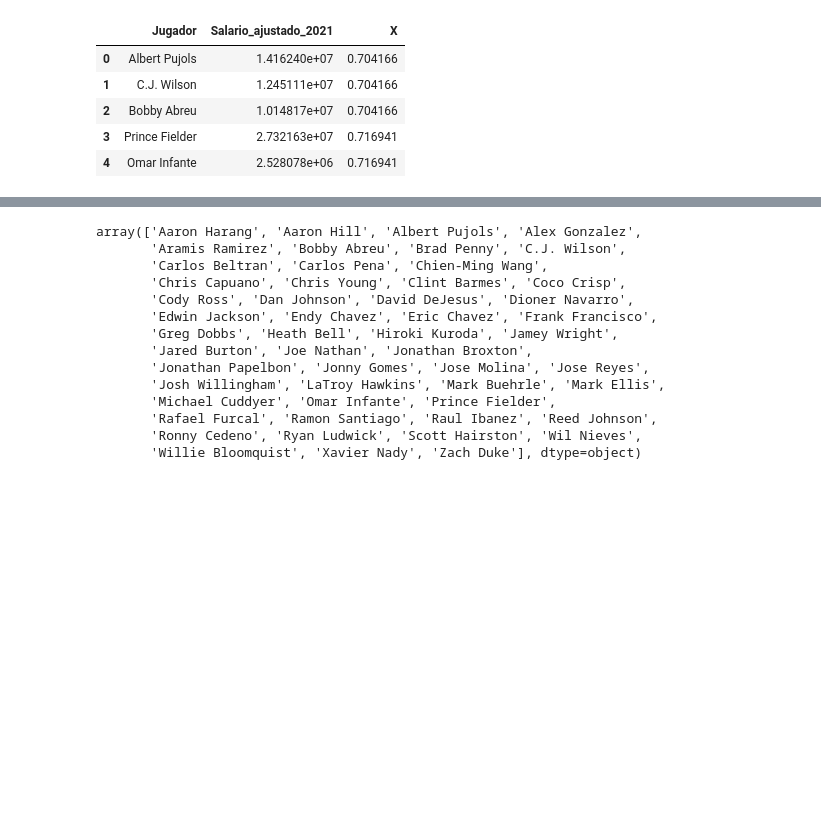
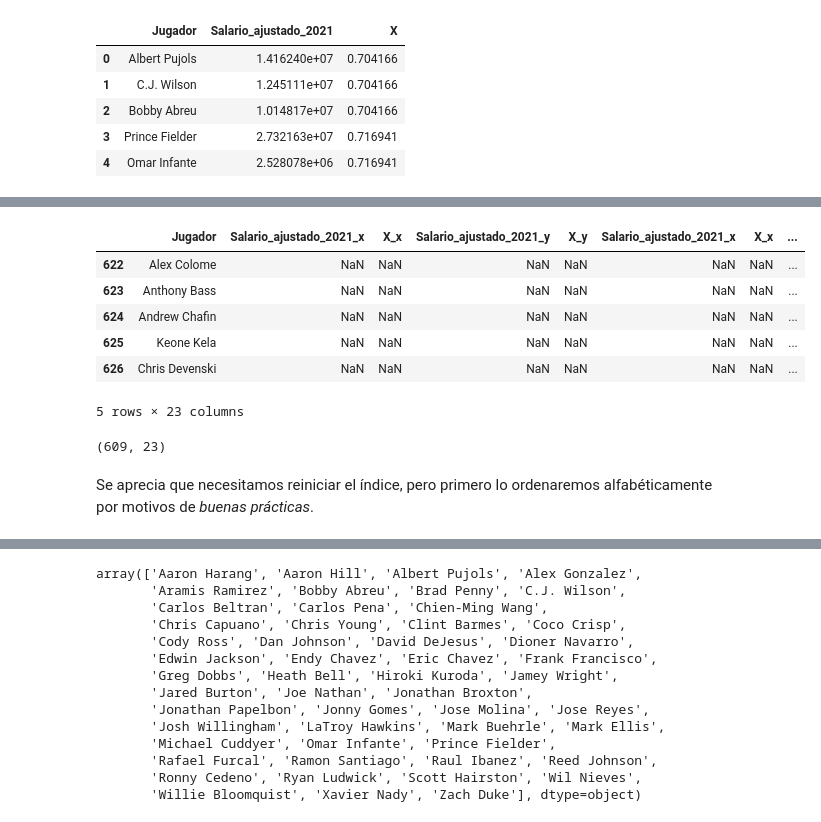
Before and after one commit to PhysTony/MLB_hardball_negotations, a Jupyter notebook: Models/Linear_models/Free_agent/article_linear_regression_free_agent.ipynb, the cells around one changed output, grey strips where cells are left out. Cells and saved outputs as stored; diff of their text form; code cells hidden in the pictures; blank space fills up the shorter version.

```diff
--- a/Models/Linear_models/Free_agent/article_linear_regression_free_agent.ipynb
+++ b/Models/Linear_models/Free_agent/article_linear_regression_free_agent.ipynb
@@ -427,0 +448,16 @@ df_players_copy[1].head()
+# %%
+panel_data.tail()
+# %% [output]
+|  | Jugador | Salario_ajustado_2021_x | X_x | Salario_ajustado_2021_y | X_y | Salario_ajustado_2021_x | X_x | ... |
+| 622 | Alex Colome | NaN | NaN | NaN | NaN | NaN | NaN | ... |
+| 623 | Anthony Bass | NaN | NaN | NaN | NaN | NaN | NaN | ... |
+| 624 | Andrew Chafin | NaN | NaN | NaN | NaN | NaN | NaN | ... |
+| 625 | Keone Kela | NaN | NaN | NaN | NaN | NaN | NaN | ... |
+| 626 | Chris Devenski | NaN | NaN | NaN | NaN | NaN | NaN | ... |
+5 rows × 23 columns
+# %%
+panel_data.shape
+# %% [output]
+(609, 23)
+# %% [markdown]
+Se aprecia que necesitamos reiniciar el índice, pero primero lo ordenaremos alfabéticamente por motivos de *buenas prácticas*.
```
Also changed, not shown: parts of 11 cells of this notebook, 11 other files.
